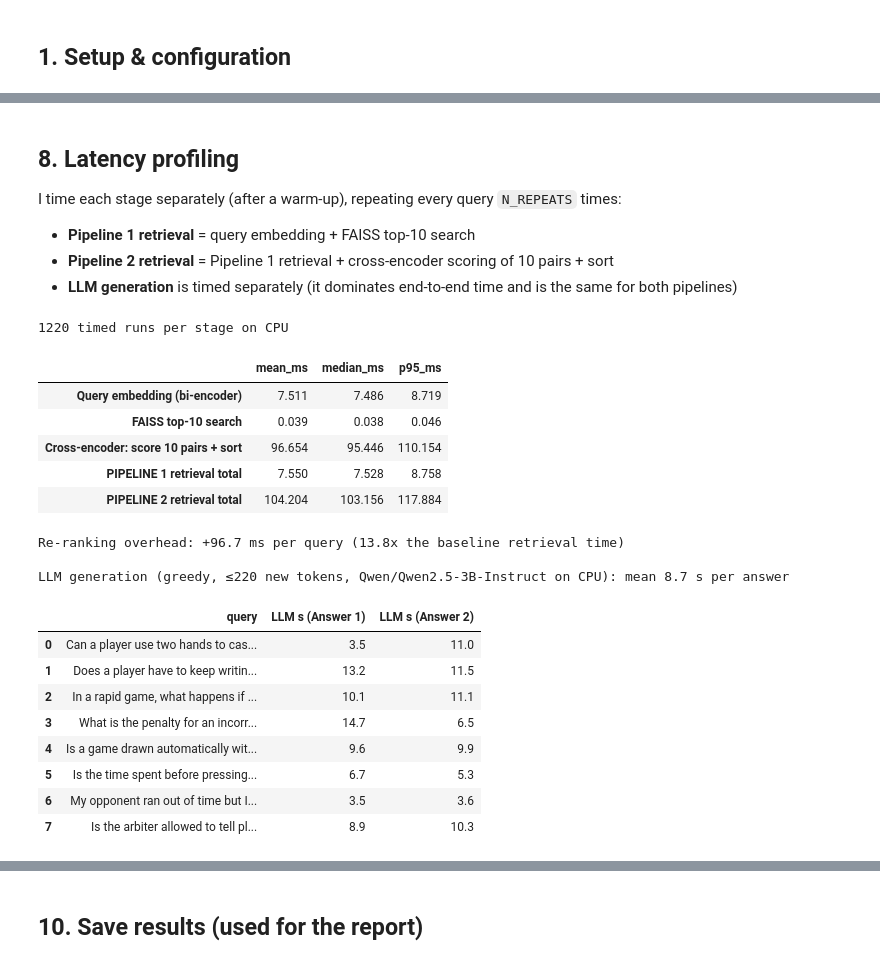
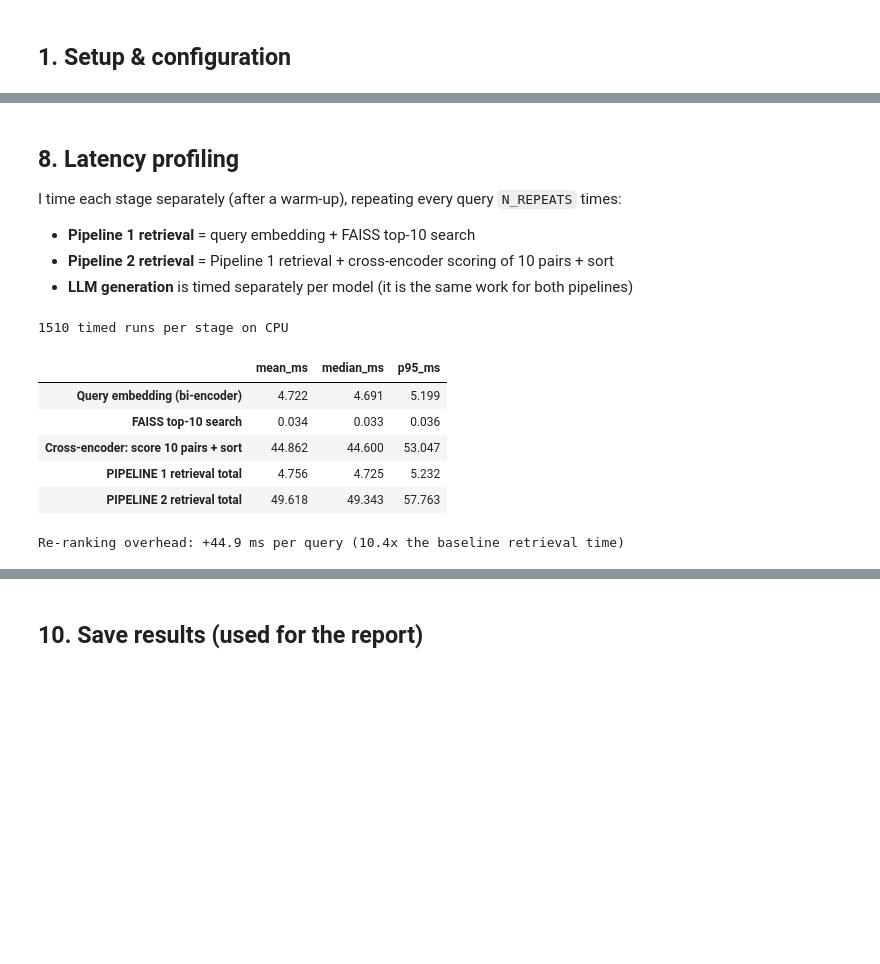
Before and after one commit to AKSHAT0604/rag-baseline-vs-reranking, a Jupyter notebook: RAG_Baseline_vs_ReRanking.ipynb, the cells around one changed output, grey strips where cells are left out. Saved outputs shown, nothing was run; the diff lists cells and outputs as text; code cells hidden in the pictures; blank space fills up the shorter version.

```diff
--- a/RAG_Baseline_vs_ReRanking.ipynb
+++ b/RAG_Baseline_vs_ReRanking.ipynb
@@ -275,0 +375,19 @@ A knight moves to one of the squares nearest to that on which it stands but not
+# %%
+CLOSED_BOOK_SYSTEM = ("Answer the question about IIIT-Delhi's B.Tech. regulations from your own knowledge "
+                      "in 1-2 sentences. Give specific numbers if you know them.")
+CLOSED_BOOK_QS = [
+    ("How many credits are required to graduate with a B.Tech. degree at IIIT-Delhi?", "156 credits (Sec 8.1)"),
+    ("How many grade points does an F grade carry at IIIT-Delhi?",                     "2 points (Sec 6.3)"),
+    ("What CGPA does an IIIT-Delhi second-year student need to take an overload?",    "more than 8.0 (Sec 5.8)"),
+    ("How many semester leaves can an IIIT-Delhi B.Tech. student take?",              "at most four (Sec 7.4)"),
+    ("What SGPA puts an IIIT-Delhi student on academic warning?",                      "4.5 or less (Sec 7.2)"),
+]
+closed_rows = []
+for q, truth in CLOSED_BOOK_QS:
+    row = {"question": q, "document says": truth}
+    for name, llm in LLMS.items():
+        row[name] = llm([{"role": "system", "content": CLOSED_BOOK_SYSTEM}, {"role": "user", "content": q}])[0]
+    closed_rows.append(row)
+closed_df = pd.DataFrame(closed_rows)
+with pd.option_context("display.max_colwidth", 200):
+    display(closed_df)
@@ -621,67 +1177,52 @@ I time each stage separately (after a warm-up), repeating every query `N_REPEATS
 
 * **Pipeline 1 retrieval** = query embedding + FAISS top-10 search
 * **Pipeline 2 retrieval** = Pipeline 1 retrieval + cross-encoder scoring of 10 pairs + sort
-* **LLM generation** is timed separately (it dominates end-to-end time and is the same for both pipelines)
+* **LLM generation** is timed separately per model (it is the same work for both pipelines)
 # %%
-N_REPEATS = 20
-lat_queries = [q for q, _ in EVAL_SET]
+N_REPEATS = 10
+lat_queries = [q for _, q, _ in EVAL_SET]
 
 for q in lat_queries[:5]:            # warm-up (kernel/JIT/cache effects)
     run_both_retrievals(q)
 
 embed_t, search_t, ce_t = [], [], []
 for _ in range(N_REPEATS):
     for q in lat_queries:
         t0 = time.perf_counter()
         qv = bi_encoder.encode([q], normalize_embeddings=True, convert_to_numpy=True).astype("float32")
         t1 = time.perf_counter()
         _, ids = index.search(qv, TOP_K_RETRIEVE)
         t2 = time.perf_counter()
         rerank(q, ids[0].tolist())
         t3 = time.perf_counter()
         embed_t.append(t1 - t0); search_t.append(t2 - t1); ce_t.append(t3 - t2)
 
 embed_t, search_t, ce_t = map(lambda a: np.array(a) * 1000, (embed_t, search_t, ce_t))   # → ms
 p1 = embed_t + search_t
 p2 = p1 + ce_t
 
+
 def stats(a):
     return {"mean_ms": a.mean(), "median_ms": np.median(a), "p95_ms": np.percentile(a, 95)}
 
+
 latency_df = pd.DataFrame({
-    "Query embedding (bi-encoder)":           stats(embed_t),
-    "FAISS top-10 search":                    stats(search_t),
-    "Cross-encoder: score 10 pairs + sort":    stats(ce_t),
-    "PIPELINE 1 retrieval total":             stats(p1),
-    "PIPELINE 2 retrieval total":             stats(p2),
+    "Query embedding (bi-encoder)":         stats(embed_t),
+    "FAISS top-10 search":                  stats(search_t),
+    "Cross-encoder: score 10 pairs + sort": stats(ce_t),
+    "PIPELINE 1 retrieval total":           stats(p1),
+    "PIPELINE 2 retrieval total":           stats(p2),
 }).T.round(3)
 print(f"{len(p1)} timed runs per stage on {DEVICE.upper()}")
 display(latency_df)
 print(f"Re-ranking overhead: +{p2.mean() - p1.mean():.1f} ms per query "
       f"({p2.mean() / p1.mean():.1f}x the baseline retrieval time)")
-
-llm_df = pd.DataFrame([{"query": r["query"][:60], "LLM s (Answer 1)": round(r["llm_s_1"], 1),
-                        "LLM s (Answer 2)": round(r["llm_s_2"], 1)} for r in failure_results])
-print(f"\nLLM generation (greedy, ≤{MAX_NEW_TOKENS} new tokens, {LLM_NAME} on {DEVICE.upper()}): "
-      f"mean {llm_df.iloc[:, 1:].values.mean():.1f} s per answer")
-llm_df
 # %% [output]
-1220 timed runs per stage on CPU
+1510 timed runs per stage on CPU
 |  | mean_ms | median_ms | p95_ms |
-| Query embedding (bi-encoder) | 7.511 | 7.486 | 8.719 |
-| FAISS top-10 search | 0.039 | 0.038 | 0.046 |
-| Cross-encoder: score 10 pairs + sort | 96.654 | 95.446 | 110.154 |
-| PIPELINE 1 retrieval total | 7.550 | 7.528 | 8.758 |
-| PIPELINE 2 retrieval total | 104.204 | 103.156 | 117.884 |
+| Query embedding (bi-encoder) | 4.722 | 4.691 | 5.199 |
+| FAISS top-10 search | 0.034 | 0.033 | 0.036 |
+| Cross-encoder: score 10 pairs + sort | 44.862 | 44.600 | 53.047 |
+| PIPELINE 1 retrieval total | 4.756 | 4.725 | 5.232 |
+| PIPELINE 2 retrieval total | 49.618 | 49.343 | 57.763 |
-Re-ranking overhead: +96.7 ms per query (13.8x the baseline retrieval time)
-
-LLM generation (greedy, ≤220 new tokens, Qwen/Qwen2.5-3B-Instruct on CPU): mean 8.7 s per answer
+Re-ranking overhead: +44.9 ms per query (10.4x the baseline retrieval time)
-|  | query | LLM s (Answer 1) | LLM s (Answer 2) |
-| 0 | Can a player use two hands to cas... | 3.5 | 11.0 |
-| 1 | Does a player have to keep writin... | 13.2 | 11.5 |
-| 2 | In a rapid game, what happens if ... | 10.1 | 11.1 |
-| 3 | What is the penalty for an incorr... | 14.7 | 6.5 |
-| 4 | Is a game drawn automatically wit... | 9.6 | 9.9 |
-| 5 | Is the time spent before pressing... | 6.7 | 5.3 |
-| 6 | My opponent ran out of time but I... | 3.5 | 3.6 |
-| 7 | Is the arbiter allowed to tell pl... | 8.9 | 10.3 |
```
Also changed, not shown: parts of 31 cells of this notebook, 17 other files.
